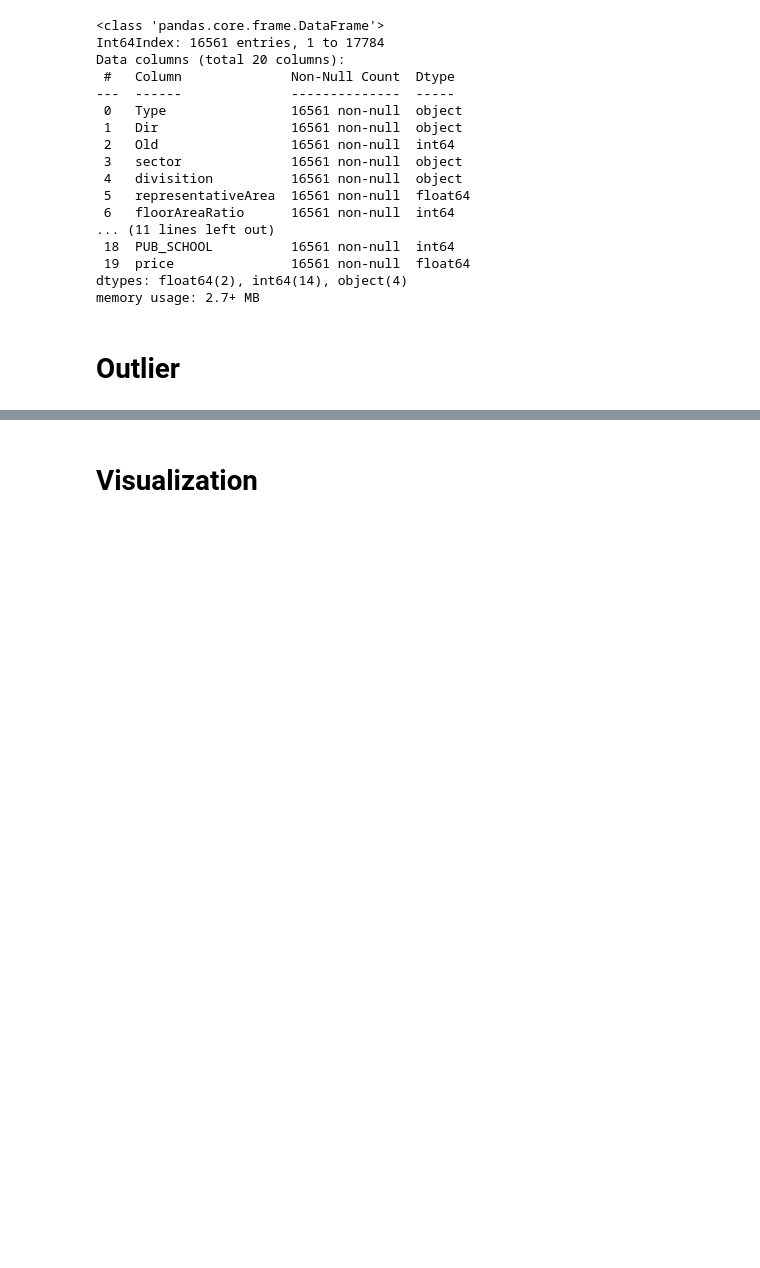
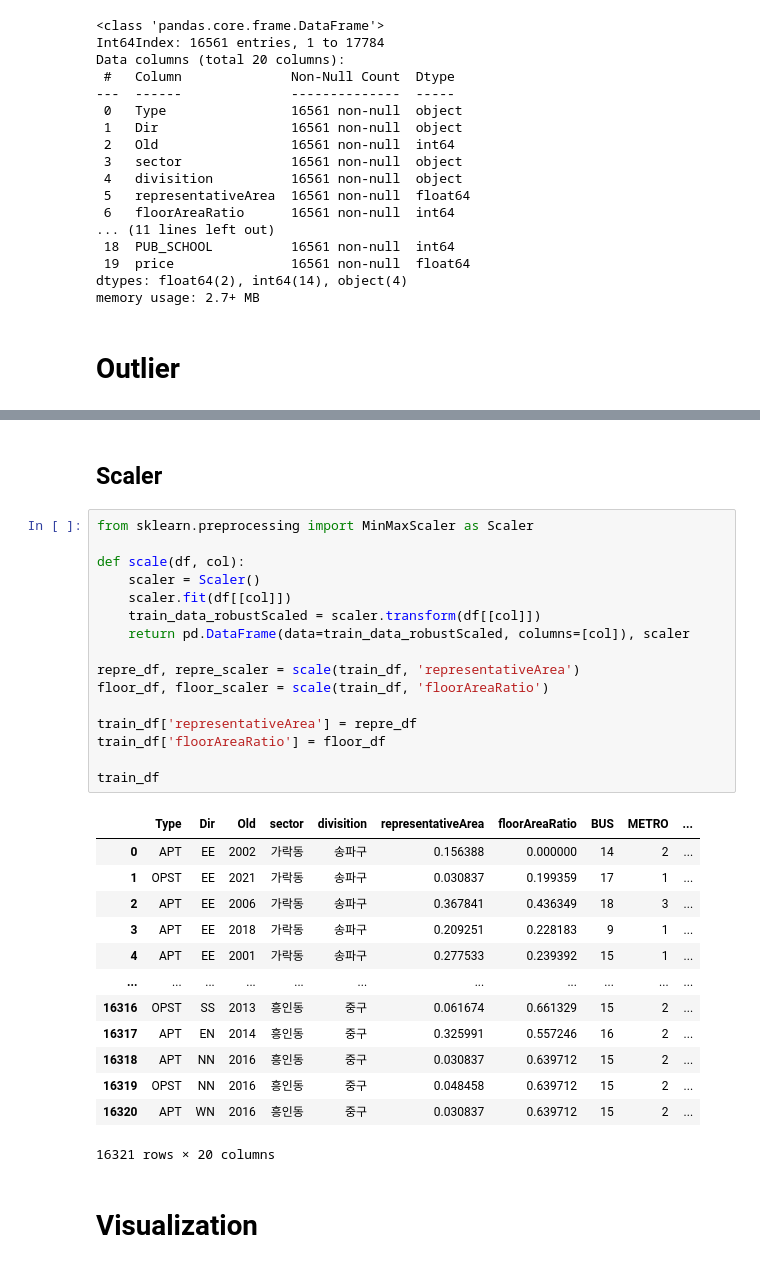
Before and after one commit to ByungJin-Lee/NaverRealEstateHavester, a Jupyter notebook: Training.ipynb, the cells around one changed output, grey strips where cells are left out. Drawn from its saved outputs; the diff is of its cells as text; blank space fills up the shorter version.

```diff
--- a/Training.ipynb
+++ b/Training.ipynb
@@ -85,3 +94,35 @@ Name: price, dtype: float64
+# %% [markdown]
+## Scaler
+# %%
+from sklearn.preprocessing import MinMaxScaler as Scaler
+
+def scale(df, col):
+    scaler = Scaler()
+    scaler.fit(df[[col]])
+    train_data_robustScaled = scaler.transform(df[[col]])
+    return pd.DataFrame(data=train_data_robustScaled, columns=[col]), scaler
+
+repre_df, repre_scaler = scale(train_df, 'representativeArea')
+floor_df, floor_scaler = scale(train_df, 'floorAreaRatio')
+
+train_df['representativeArea'] = repre_df
+train_df['floorAreaRatio'] = floor_df
+
+train_df
+# %% [output]
+|  | Type | Dir | Old | sector | divisition | representativeArea | floorAreaRatio | BUS | METRO | ... |
+| 0 | APT | EE | 2002 | 가락동 | 송파구 | 0.156388 | 0.000000 | 14 | 2 | ... |
+| 1 | OPST | EE | 2021 | 가락동 | 송파구 | 0.030837 | 0.199359 | 17 | 1 | ... |
+| 2 | APT | EE | 2006 | 가락동 | 송파구 | 0.367841 | 0.436349 | 18 | 3 | ... |
+| 3 | APT | EE | 2018 | 가락동 | 송파구 | 0.209251 | 0.228183 | 9 | 1 | ... |
+| 4 | APT | EE | 2001 | 가락동 | 송파구 | 0.277533 | 0.239392 | 15 | 1 | ... |
+| ... | ... | ... | ... | ... | ... | ... | ... | ... | ... | ... |
+| 16316 | OPST | SS | 2013 | 흥인동 | 중구 | 0.061674 | 0.661329 | 15 | 2 | ... |
+| 16317 | APT | EN | 2014 | 흥인동 | 중구 | 0.325991 | 0.557246 | 16 | 2 | ... |
+| 16318 | APT | NN | 2016 | 흥인동 | 중구 | 0.030837 | 0.639712 | 15 | 2 | ... |
+| 16319 | OPST | NN | 2016 | 흥인동 | 중구 | 0.048458 | 0.639712 | 15 | 2 | ... |
+| 16320 | APT | WN | 2016 | 흥인동 | 중구 | 0.030837 | 0.639712 | 15 | 2 | ... |
+16321 rows × 20 columns
 # %% [markdown]
 # Visualization
 # %% [markdown]
```
Also changed, not shown: parts of 21 cells of this notebook, 2 other files.
